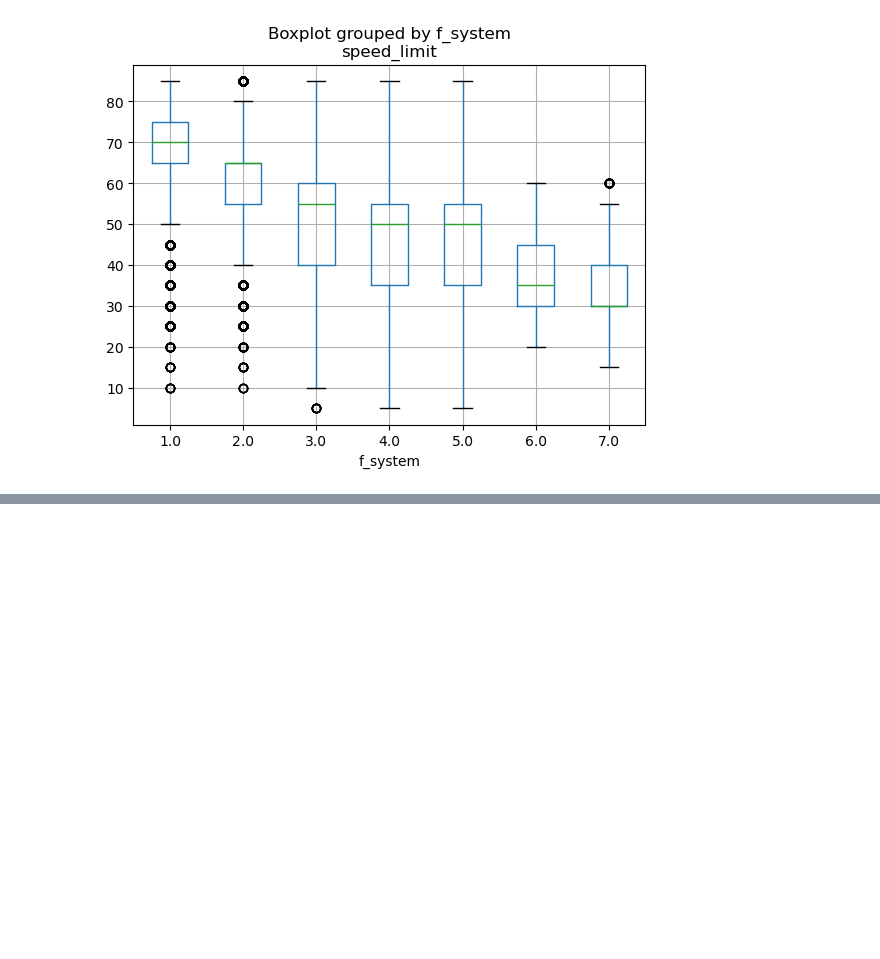
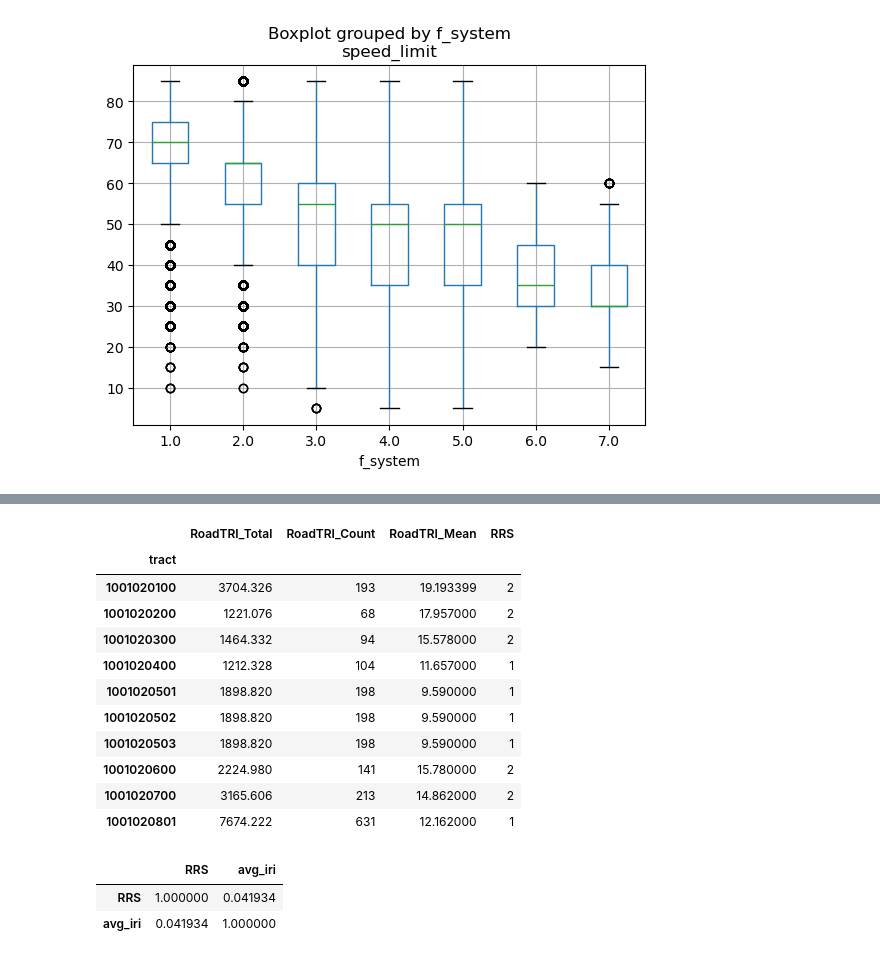
Before and after one commit to LBNL-UCB-STI/GEMS-data, a Jupyter notebook: network/0_clean_hpms.ipynb, the cells around one changed output, grey strips where cells are left out. Saved outputs shown, nothing was run; the diff lists cells and outputs as text; code cells hidden in the pictures; blank space fills up the shorter version.

```diff
--- a/network/0_clean_hpms.ipynb
+++ b/network/0_clean_hpms.ipynb
@@ -24,5 +24,7 @@ os.chdir(working_directory)
 clean_data_folder = "CleanData"
 raw_data_folder = "RawData"
 hpms_folder = "RawData/HPMS2017"
+spatial_data = "C:/FHWA_R2/spatial_boundary/CleanData"
+demand_data = "C:/FHWA_R2/Demand/CleanData"
 output_date = "2024"
 # %%
@@ -461,0 +507,36 @@ final_df[['state','tract', 'aland','N','laneMiles',
+# %%
+rrs = rrs[["TractFIPS","RRS",'RoadTRI_Mean','RoadTRI_Count']].merge(tract_xwalk[["GEOID_TRACT_10","GEOID_TRACT_20"]].rename(columns={"GEOID_TRACT_20":'tract'}),how='left',left_on="TractFIPS",right_on="GEOID_TRACT_10")
+rrs['RoadTRI_Total'] = rrs.RoadTRI_Mean * rrs.RoadTRI_Count
+rrs_agg = rrs[['tract','RoadTRI_Total','RoadTRI_Count']].groupby('tract').sum()
+rrs_agg['RoadTRI_Mean'] = rrs_agg['RoadTRI_Total']/rrs_agg['RoadTRI_Count']
+# Reclassify RRS
+# Level, with mean Road TRI values of 0.000–13.650 meters;
+# Nearly level, with mean Road TRI values of 13.651–26.209 meters;
+# Slightly rugged, with mean Road TRI values of 26.210–40.553 meters;
+# Moderately rugged, with mean Road TRI values of 40.554–54.949 meters; and
+# Highly rugged, with mean Road TRI values of 54.950–134.656 meters.
+rrs_agg['RRS'] = 1
+rrs_agg.loc[rrs_agg.RoadTRI_Mean>13.65,'RRS']=2
+rrs_agg.loc[rrs_agg.RoadTRI_Mean>26.209,'RRS']=3
+rrs_agg.loc[rrs_agg.RoadTRI_Mean>40.553,'RRS']=4
+rrs_agg.loc[rrs_agg.RoadTRI_Mean>54.949,'RRS']=5
+rrs_agg.sort_values('tract').head(10)
+# %% [output]
+|  | RoadTRI_Total | RoadTRI_Count | RoadTRI_Mean | RRS |
+| tract |  |  |  |  |
+| 1001020100 | 3704.326 | 193 | 19.193399 | 2 |
+| 1001020200 | 1221.076 | 68 | 17.957000 | 2 |
+| 1001020300 | 1464.332 | 94 | 15.578000 | 2 |
+| 1001020400 | 1212.328 | 104 | 11.657000 | 1 |
+| 1001020501 | 1898.820 | 198 | 9.590000 | 1 |
+| 1001020502 | 1898.820 | 198 | 9.590000 | 1 |
+| 1001020503 | 1898.820 | 198 | 9.590000 | 1 |
+| 1001020600 | 2224.980 | 141 | 15.780000 | 2 |
+| 1001020700 | 3165.606 | 213 | 14.862000 | 2 |
+| 1001020801 | 7674.222 | 631 | 12.162000 | 1 |
+# %%
+final_df[["RRS","avg_iri"]].corr()
+# %% [output]
+|  | RRS | avg_iri |
+| RRS | 1.000000 | 0.041934 |
+| avg_iri | 0.041934 | 1.000000 |
```
Also changed, not shown: parts of 33 cells of this notebook, 4 other files.
